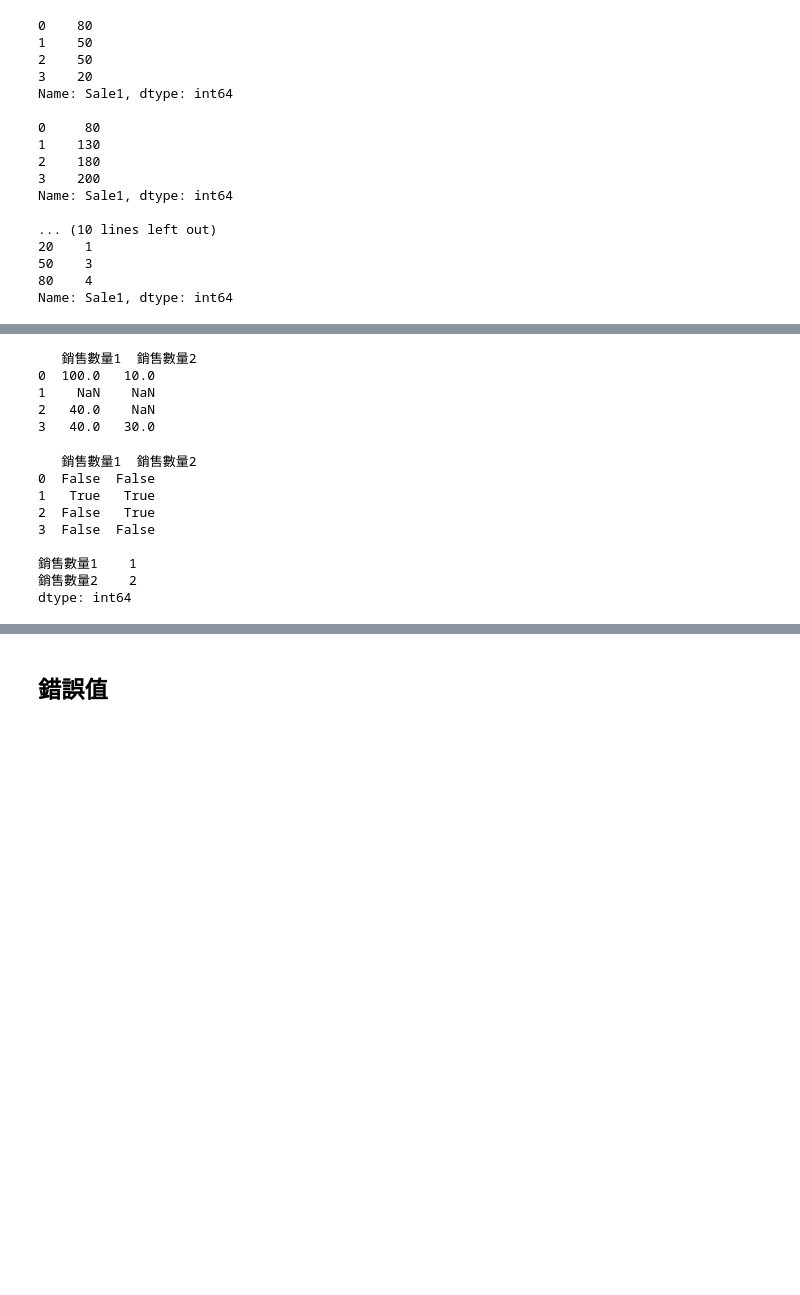
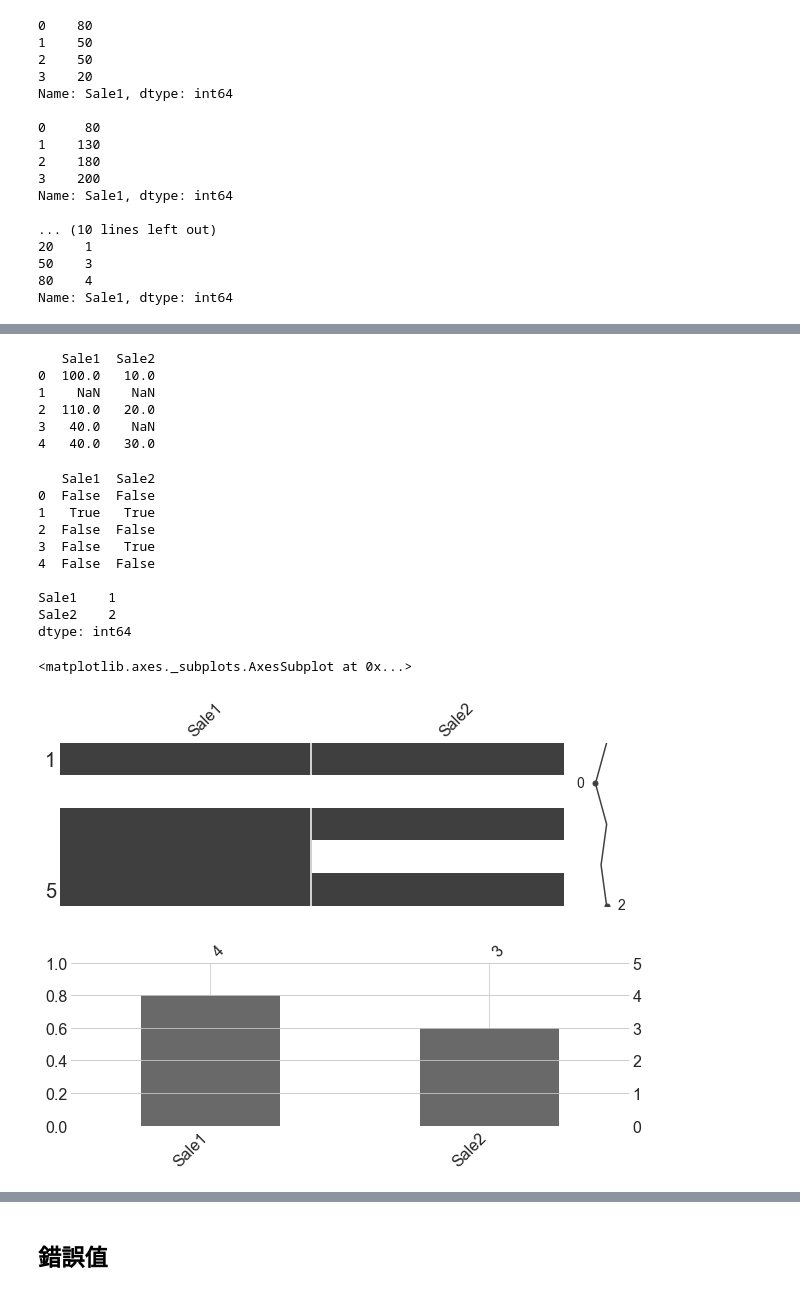
Before and after one commit to IanFan/ML100-Days_2, a Jupyter notebook: data_cleaning.ipynb, the cells around one changed output, grey strips where cells are left out. Drawn from its saved outputs; the diff is of its cells as text; code cells hidden in the pictures; blank space fills up the shorter version.

```diff
--- a/data_cleaning.ipynb
+++ b/data_cleaning.ipynb
@@ -1184,31 +1286,44 @@ Name: Sale1, dtype: int64
 # %%
 data_array = [[100, 10],
               [np.nan, np.nan],
+              [110, 20],
               [40, np.nan],
               [40, 30]]
-df = DataFrame(data_array, columns=["銷售數量1", "銷售數量2"])
+df = DataFrame(data_array, columns=["Sale1", "Sale2"])
 print(df)
 # %% [output]
-   銷售數量1  銷售數量2
+   Sale1  Sale2
 0  100.0   10.0
 1    NaN    NaN
-2   40.0    NaN
-3   40.0   30.0
+2  110.0   20.0
+3   40.0    NaN
+4   40.0   30.0
 # %%
 print(df.isnull())
 print()
 
 print(df.isnull().sum())
 # %% [output]
-   銷售數量1  銷售數量2
+   Sale1  Sale2
 0  False  False
 1   True   True
-2  False   True
-3  False  False
+2  False  False
+3  False   True
+4  False  False
 
-銷售數量1    1
-銷售數量2    2
+Sale1    1
+Sale2    2
 dtype: int64
+# %%
+import missingno
+
+missingno.matrix(df, figsize = (10,3))
+
+missingno.bar(df, sort='ascending', figsize = (10,3))
+# %% [output]
+<matplotlib.axes._subplots.AxesSubplot at 0x...>
+[figure, added]
+[figure, added]
 # %%
 print(df)
 print()
```
Also changed, not shown: parts of 33 cells of this notebook.
